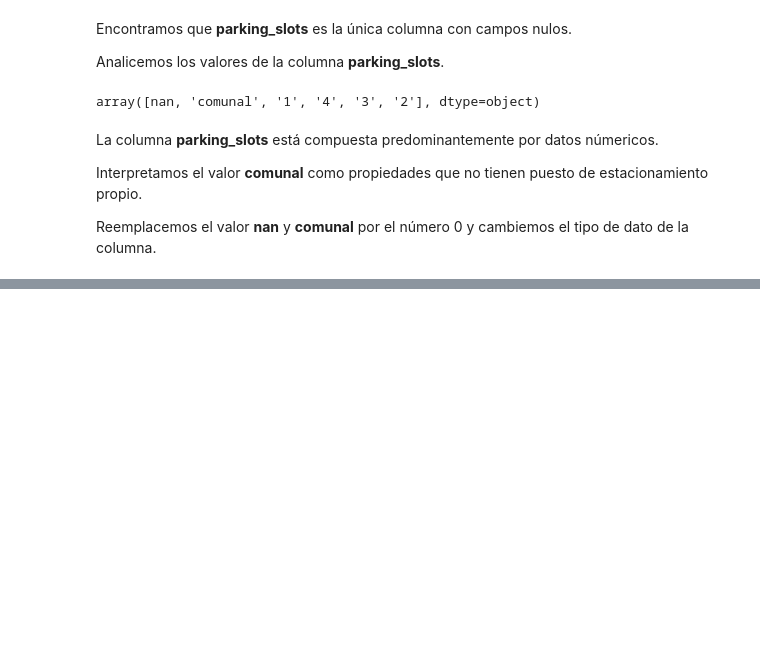
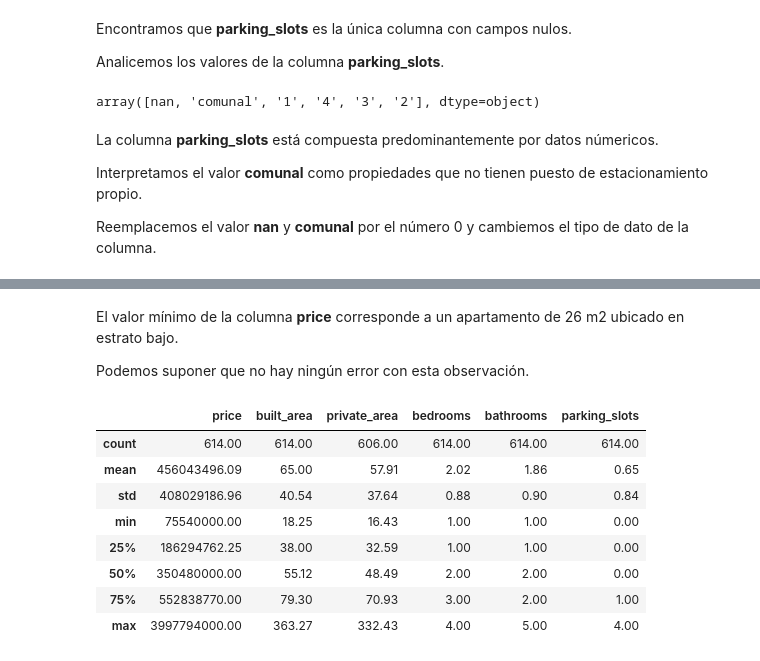
Before and after one commit to diegoestradamd/real_estate_analysis, a Jupyter notebook: main.ipynb, the cells around one changed output, grey strips where cells are left out. Cells and saved outputs as stored; diff of their text form; code cells hidden in the pictures; blank space fills up the shorter version.

```diff
--- a/main.ipynb
+++ b/main.ipynb
@@ -63,0 +245,17 @@ See the caveats in the documentation: https://pandas.pydata.org/pandas-docs/stab
+# %% [markdown]
+El valor mínimo de la columna **price** corresponde a un apartamento de 26 m2 ubicado en estrato bajo.
+
+
+Podemos suponer que no hay ningún error con esta observación.
+# %%
+projects.describe()
+# %% [output]
+|  | price | built_area | private_area | bedrooms | bathrooms | parking_slots |
+| count | 614.00 | 614.00 | 606.00 | 614.00 | 614.00 | 614.00 |
+| mean | 456043496.09 | 65.00 | 57.91 | 2.02 | 1.86 | 0.65 |
+| std | 408029186.96 | 40.54 | 37.64 | 0.88 | 0.90 | 0.84 |
+| min | 75540000.00 | 18.25 | 16.43 | 1.00 | 1.00 | 0.00 |
+| 25% | 186294762.25 | 38.00 | 32.59 | 1.00 | 1.00 | 0.00 |
+| 50% | 350480000.00 | 55.12 | 48.49 | 2.00 | 2.00 | 0.00 |
+| 75% | 552838770.00 | 79.30 | 70.93 | 3.00 | 2.00 | 1.00 |
+| max | 3997794000.00 | 363.27 | 332.43 | 4.00 | 5.00 | 4.00 |
```
Also changed, not shown: parts of 32 cells of this notebook.
